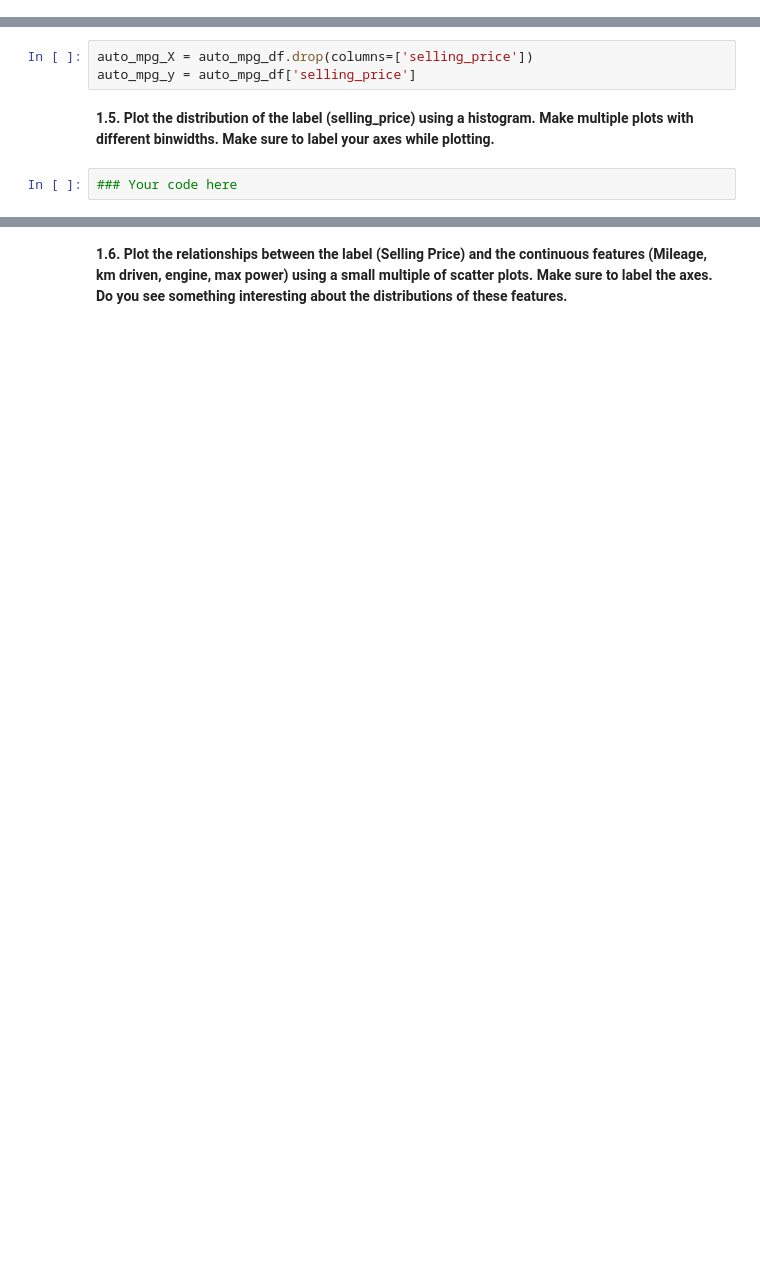
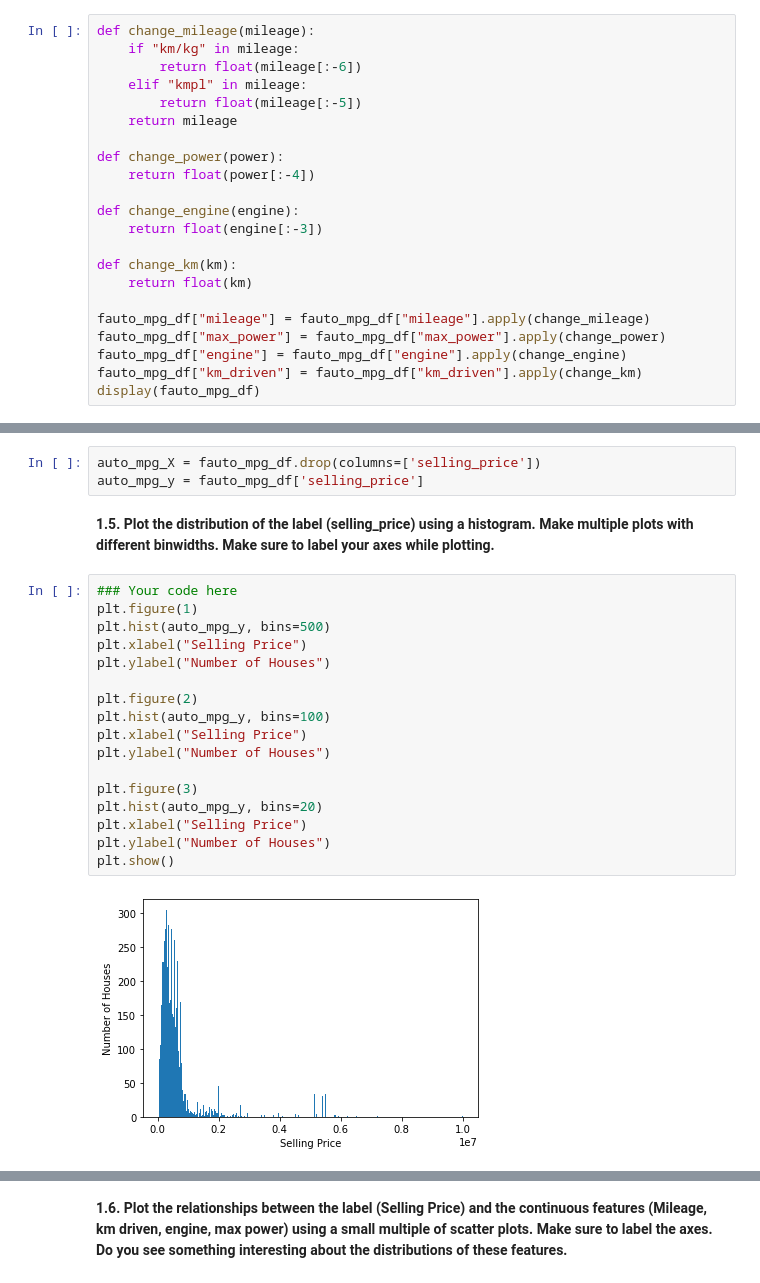
Before and after one commit to ekumar96/AppliedML_Project1-Linear_Logistic_SVM, a Jupyter notebook: HomeWork_1_Spring_22.ipynb, the cells around one changed output, grey strips where cells are left out. Cells and saved outputs as stored; diff of their text form; blank space fills up the shorter version.

```diff
--- a/HomeWork_1_Spring_22.ipynb
+++ b/HomeWork_1_Spring_22.ipynb
@@ -97,0 +193,22 @@ auto_mpg_df
+# %%
+def change_mileage(mileage):
+    if "km/kg" in mileage:
+        return float(mileage[:-6])
+    elif "kmpl" in mileage:
+        return float(mileage[:-5])
+    return mileage
+
+def change_power(power):
+    return float(power[:-4])
+
+def change_engine(engine):
+    return float(engine[:-3])
+
+def change_km(km):
+    return float(km)
+
+fauto_mpg_df["mileage"] = fauto_mpg_df["mileage"].apply(change_mileage)
+fauto_mpg_df["max_power"] = fauto_mpg_df["max_power"].apply(change_power)
+fauto_mpg_df["engine"] = fauto_mpg_df["engine"].apply(change_engine)
+fauto_mpg_df["km_driven"] = fauto_mpg_df["km_driven"].apply(change_km)
+display(fauto_mpg_df)
@@ -98,7 +229,24 @@ auto_mpg_df
 # %%
-auto_mpg_X = auto_mpg_df.drop(columns=['selling_price'])
-auto_mpg_y = auto_mpg_df['selling_price']
+auto_mpg_X = fauto_mpg_df.drop(columns=['selling_price'])
+auto_mpg_y = fauto_mpg_df['selling_price']
 # %% [markdown]
 **1.5. Plot the distribution of the label (selling_price) using a histogram. Make multiple plots with different binwidths. Make sure to label your axes while plotting.**
 # %%
 ### Your code here
+plt.figure(1)
+plt.hist(auto_mpg_y, bins=500)
+plt.xlabel("Selling Price")
+plt.ylabel("Number of Houses")
+
+plt.figure(2)
+plt.hist(auto_mpg_y, bins=100)
+plt.xlabel("Selling Price")
+plt.ylabel("Number of Houses")
+
+plt.figure(3)
+plt.hist(auto_mpg_y, bins=20)
+plt.xlabel("Selling Price")
+plt.ylabel("Number of Houses")
+plt.show()
+# %% [output]
+[figure, added]
```
Also changed, not shown: parts of 17 cells of this notebook.
